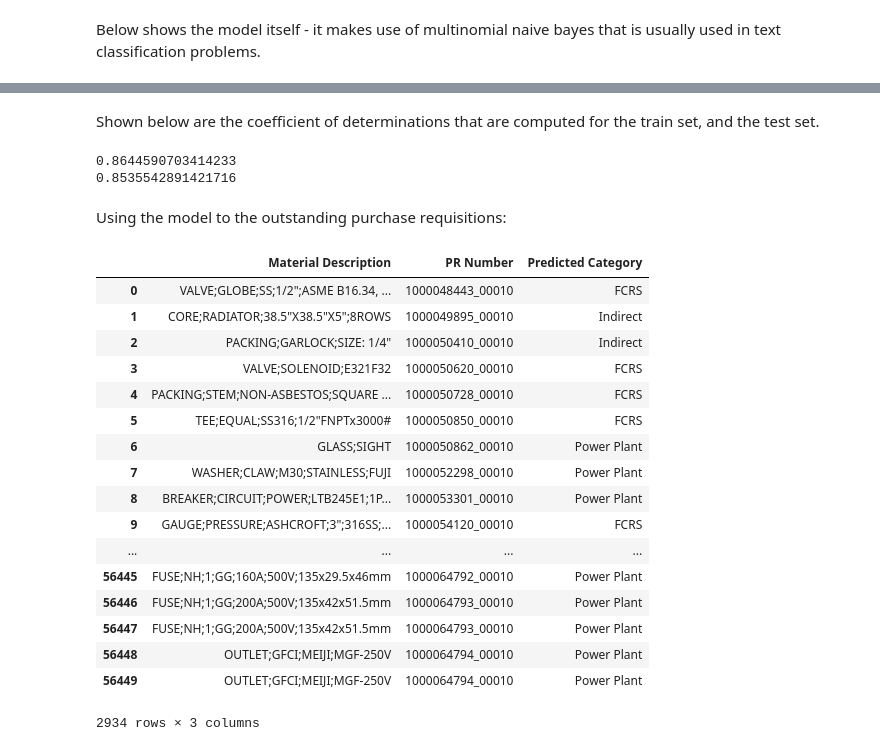
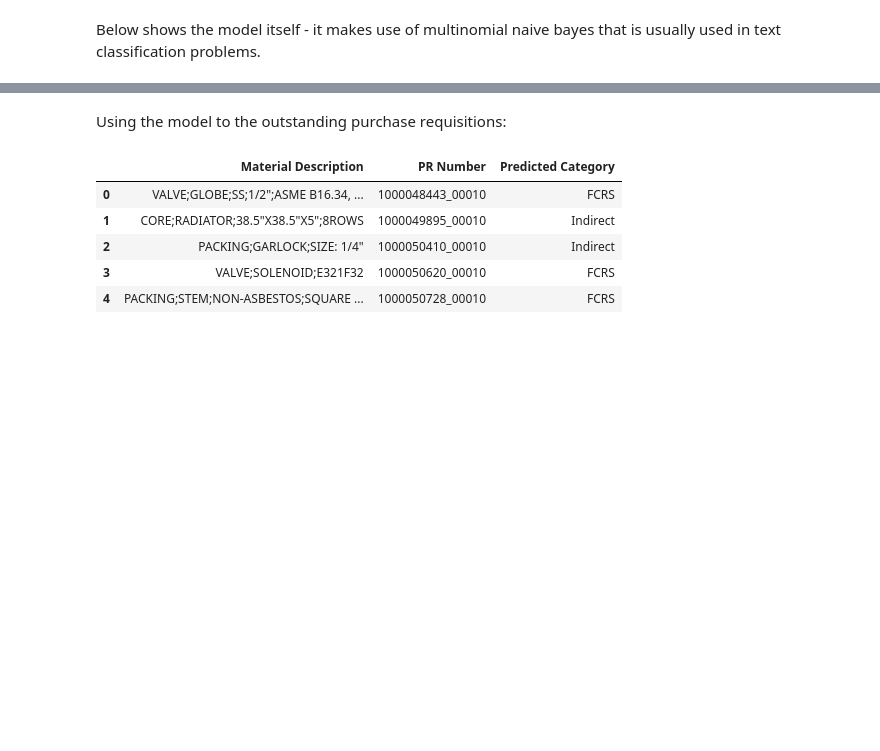
Before and after one commit to kesadilya/eskwelabs_assignments, a Jupyter notebook: Capstone_Project_Automation_of_Procurement_Decisions.ipynb, the cells around one changed output, grey strips where cells are left out. Drawn from its saved outputs; the diff is of its cells as text; code cells hidden in the pictures; blank space fills up the shorter version.

```diff
--- a/Capstone_Project_Automation_of_Procurement_Decisions.ipynb
+++ b/Capstone_Project_Automation_of_Procurement_Decisions.ipynb
@@ -78,7 +74,7 @@ df_spend.head()
 #Part I: Outstanding Purchase Requisitions:
 Shown below is a daily count of all purchase requests that are still outstanding. To be fair, daily average would be at around 3000 line items. The algorithm later on would then work on these outstanding purchases.
 # %%
-df_out_purch = df_purch.loc[(df_purch['id_pr_item'].notnull()) & (df_purch['status_yesno_pr_outstanding'] == 1), ['dim_po_material_shorttext','id_pr_item', 'dim_buyer_name', 'sla_po_release_target_date', 'dim_storage_loc', 'dim_category', 'time_pr_created', 'dim_bins_age_pr_outstanding', 'dim_goods_services']]
+df_out_purch = df_purch.loc[(df_purch['id_pr_item'].notnull()) & (df_purch['status_yesno_pr_outstanding'] == 1), ['dim_po_material_shorttext','id_pr_item', 'dim_buyer_name', 'sla_po_release_target_date', 'dim_storage_loc', 'dim_category', 'time_pr_created', 'dim_bins_age_pr_outstanding', 'dim_goods_services', 'dim_po_material_code']]
 print(str(len(df_out_purch)) + ' purchase requisitions are still outstanding on June 3, 2019')
 # %% [output]
 2934 purchase requisitions are still outstanding on June 3, 2019
@@ -272,35 +273,15 @@ results.head()
-# %% [markdown]
-Shown below are the coefficient of determinations that are computed for the train set, and the test set.
-# %%
-print(clf.score(train_x, train_y))
-print(clf.score(test_x, test_y))
-# %% [output]
-0.8644590703414233
-0.8535542891421716
 # %% [markdown]
 Using the model to the outstanding purchase requisitions:
 # %%
 y = clf.predict(transform_text2(df_out_purch['dim_po_material_shorttext']))
 outstanding_purch_predicted = pd.DataFrame({'PR Number': df_out_purch['id_pr_item'], 'Material Description': df_out_purch['dim_po_material_shorttext'], 'Predicted Category': y})
 # %%
-outstanding_purch_predicted
+outstanding_purch_predicted.head()
 # %% [output]
 |  | Material Description | PR Number | Predicted Category |
 | 0 | VALVE;GLOBE;SS;1/2";ASME B16.34, ... | 1000048443_00010 | FCRS |
 | 1 | CORE;RADIATOR;38.5"X38.5"X5";8ROWS | 1000049895_00010 | Indirect |
 | 2 | PACKING;GARLOCK;SIZE: 1/4" | 1000050410_00010 | Indirect |
 | 3 | VALVE;SOLENOID;E321F32 | 1000050620_00010 | FCRS |
 | 4 | PACKING;STEM;NON-ASBESTOS;SQUARE ... | 1000050728_00010 | FCRS |
-| 5 | TEE;EQUAL;SS316;1/2"FNPTx3000# | 1000050850_00010 | FCRS |
-| 6 | GLASS;SIGHT | 1000050862_00010 | Power Plant |
-| 7 | WASHER;CLAW;M30;STAINLESS;FUJI | 1000052298_00010 | Power Plant |
-| 8 | BREAKER;CIRCUIT;POWER;LTB245E1;1P... | 1000053301_00010 | Power Plant |
-| 9 | GAUGE;PRESSURE;ASHCROFT;3";316SS;... | 1000054120_00010 | FCRS |
-| ... | ... | ... | ... |
-| 56445 | FUSE;NH;1;GG;160A;500V;135x29.5x46mm | 1000064792_00010 | Power Plant |
-| 56446 | FUSE;NH;1;GG;200A;500V;135x42x51.5mm | 1000064793_00010 | Power Plant |
-| 56447 | FUSE;NH;1;GG;200A;500V;135x42x51.5mm | 1000064793_00010 | Power Plant |
-| 56448 | OUTLET;GFCI;MEIJI;MGF-250V | 1000064794_00010 | Power Plant |
-| 56449 | OUTLET;GFCI;MEIJI;MGF-250V | 1000064794_00010 | Power Plant |
-2934 rows × 3 columns
 # %%
```
Also changed, not shown: parts of 26 cells of this notebook.
